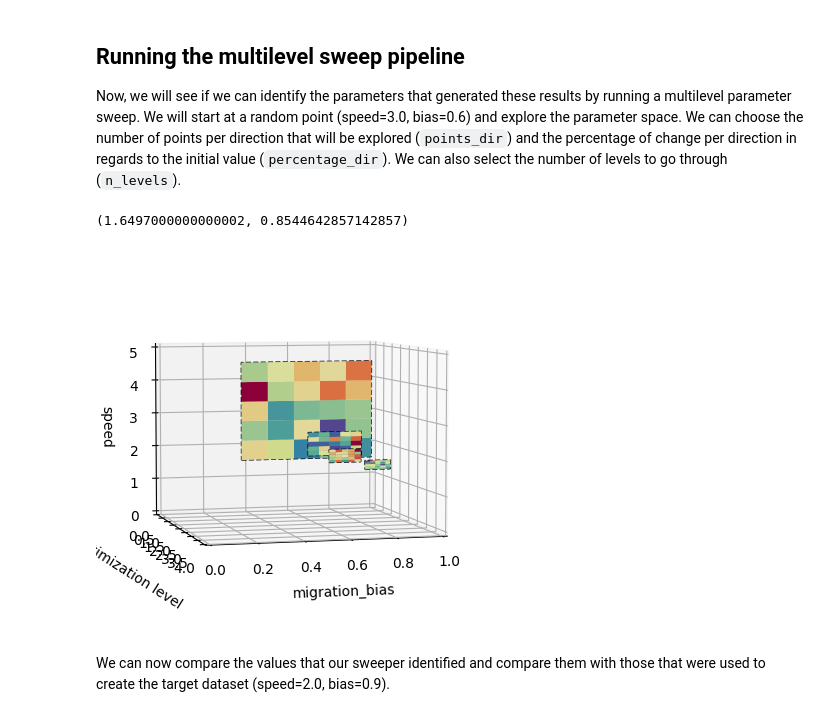
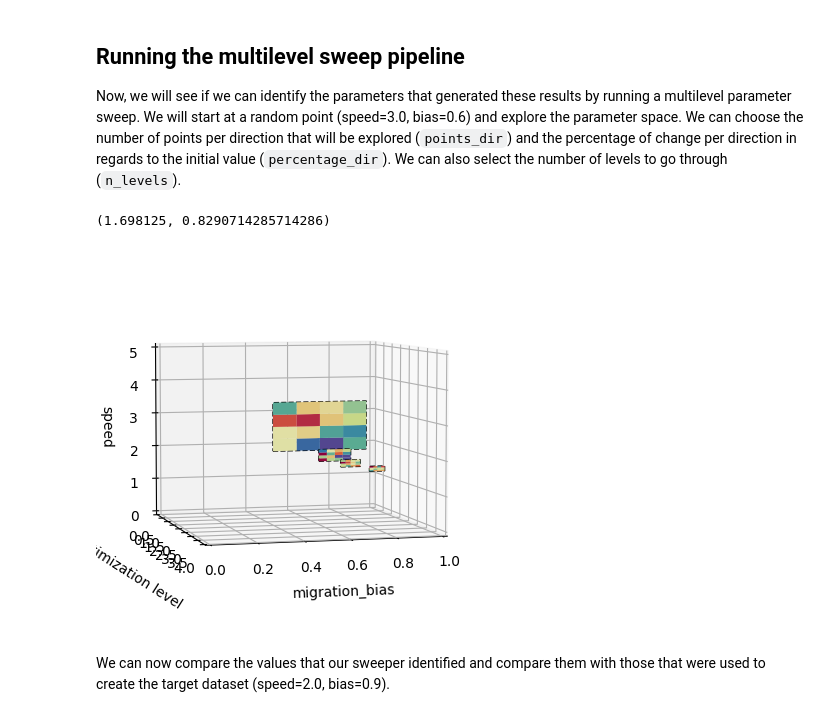
Before and after one commit to IGGoncalves/PhysiCOOL, a Jupyter notebook: examples/motility/sweeper.ipynb, the cells around one changed output. Cells and saved outputs as stored; diff of their text form; code cells hidden in the pictures.

```diff
--- a/examples/motility/sweeper.ipynb
+++ b/examples/motility/sweeper.ipynb
@@ -22,6 +22,7 @@ updater = CellUpdater(updater_function=update_motility_values,
 # Assign the updater and processor to the black box
 black_box.updater = updater
 black_box.processor = get_final_y_position
+black_box.version = "1.9.1"
 
 # Run the model with the target values (speed=2.0 bias=0.9)
 opt.clean_tmp_files()
@@ -33,25 +37,25 @@ Now, we will see if we can identify the parameters that generated these results
 # %%
 %matplotlib inline
 from physicool import optimization as opt
 import matplotlib.pyplot as plt
 
 # Create the multilevel sweep
 sweeper = opt.MultiLevelSweep(black_box=black_box,
                               target_data=target_data,
                               n_levels=4,
-                              points_dir=6,
-                              percentage_dir=0.5,
+                              points_dir=5,
+                              percentage_dir=0.3,
                               parameters=["speed", "migration_bias"])
 
 # Be sure that we don't select values that don't make sense to PhysiCell
 sweeper.param_bounds = [(0.0, None), (0.0, 1.0)]
 
 # Run the multilevel sweep
-point = sweeper.run_sweep(initial_point=(3.0, 0.75))
+point = sweeper.run_sweep(initial_point=(2.5, 0.75))
 plt.savefig("sweep.svg", format="svg")
 print(point)
 # %% [output]
-(1.6497000000000002, 0.8544642857142857)
+(1.698125, 0.8290714285714286)
-[figure, old version]
+[figure, new version]
 # %% [markdown]
 We can now compare the values that our sweeper identified and compare them with those that were used to create the target dataset (speed=2.0, bias=0.9).
```
Also changed, not shown: parts of 1 cell of this notebook, 2 other files.
